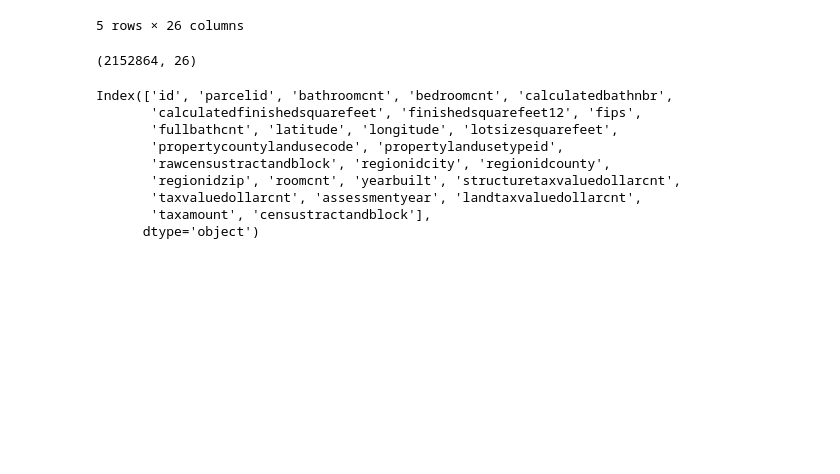
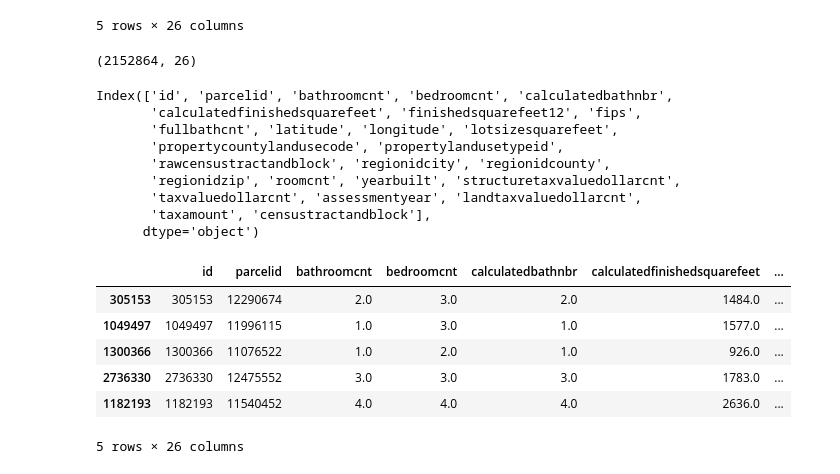
Before and after one commit to Robust-Analytics/zillow-project, a Jupyter notebook: prepare-tony.ipynb, the cells around one changed output. Cells and saved outputs as stored; diff of their text form; code cells hidden in the pictures; blank space fills up the shorter version.

Commit message:
updates prepare file to include train, validate, test dfs

```diff
--- a/prepare-tony.ipynb
+++ b/prepare-tony.ipynb
@@ -119,6 +120,8 @@ memory usage: 592.2+ MB
 # %%
 # Create a function to clean our Zillow dataset
 # Note: Create a wrangle function to acquire and prepare the dataset
+from sklearn.model_selection import train_test_split
+
 def prepare_zillow(df):
     '''
     Signature: prepare_zillow(df) -> pandas.core.frame.DataFrame
@@ -137,6 +140,7 @@ def prepare_zillow(df):
     Returns
     -------
     DataFrame of the zillow dataset
+    DatafFarmes of Train, Validate, Test splits of the zillow dataset for model testing
 
 
     Examples
@@ -172,10 +176,13 @@ def prepare_zillow(df):
     columns_to_drop = pct_missing[pct_missing > .3358].index.to_list()
 
     # drop columns missing more than 33.58% of data.
-    df_cleaned = df.drop(columns=columns_to_drop)
-    df_cleaned = df_cleaned.loc[(df_cleaned['propertylandusetypeid'] == 261) | (df_cleaned['propertylandusetypeid'] == 262) | (df_cleaned['propertylandusetypeid'] == 273) | (df_cleaned['propertylandusetypeid'] == 279)]
+    df = df.drop(columns=columns_to_drop)
+    df = df.loc[(df['propertylandusetypeid'] == 261) | (df['propertylandusetypeid'] == 262) | (df['propertylandusetypeid'] == 273) | (df['propertylandusetypeid'] == 279)]
 
-    return df_cleaned
+    train_validate, test = train_test_split(df, train_size=0.8, random_state=222)
+    train, validate = train_test_split(train_validate, train_size=0.75, random_state=222)
+
+    return df, train, validate, test
 # %%
 df = prepare_zillow(df)
 df.head()
@@ -203,3 +210,14 @@ Index(['id', 'parcelid', 'bathroomcnt', 'bedroomcnt', 'calculatedbathnbr',
        'taxvaluedollarcnt', 'assessmentyear', 'landtaxvaluedollarcnt',
        'taxamount', 'censustractandblock'],
       dtype='object')
+# %%
+df, train, validate, test = prepare_zillow(df)
+train.head()
+# %% [output]
+|  | id | parcelid | bathroomcnt | bedroomcnt | calculatedbathnbr | calculatedfinishedsquarefeet | ... |
+| 305153 | 305153 | 12290674 | 2.0 | 3.0 | 2.0 | 1484.0 | ... |
+| 1049497 | 1049497 | 11996115 | 1.0 | 3.0 | 1.0 | 1577.0 | ... |
+| 1300366 | 1300366 | 11076522 | 1.0 | 2.0 | 1.0 | 926.0 | ... |
+| 2736330 | 2736330 | 12475552 | 3.0 | 3.0 | 3.0 | 1783.0 | ... |
+| 1182193 | 1182193 | 11540452 | 4.0 | 4.0 | 4.0 | 2636.0 | ... |
+5 rows × 26 columns
```
Also changed, not shown: parts of 1 cell of this notebook.
